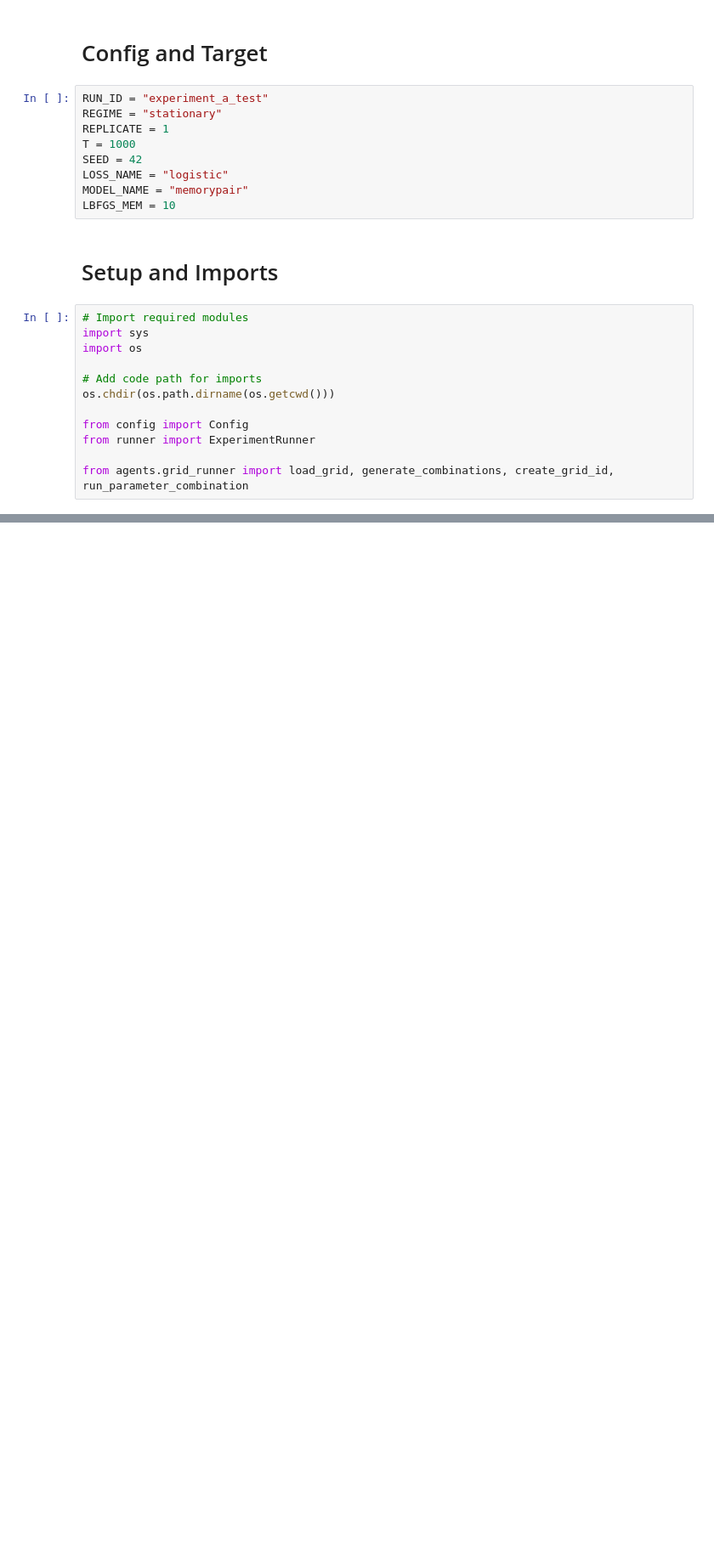
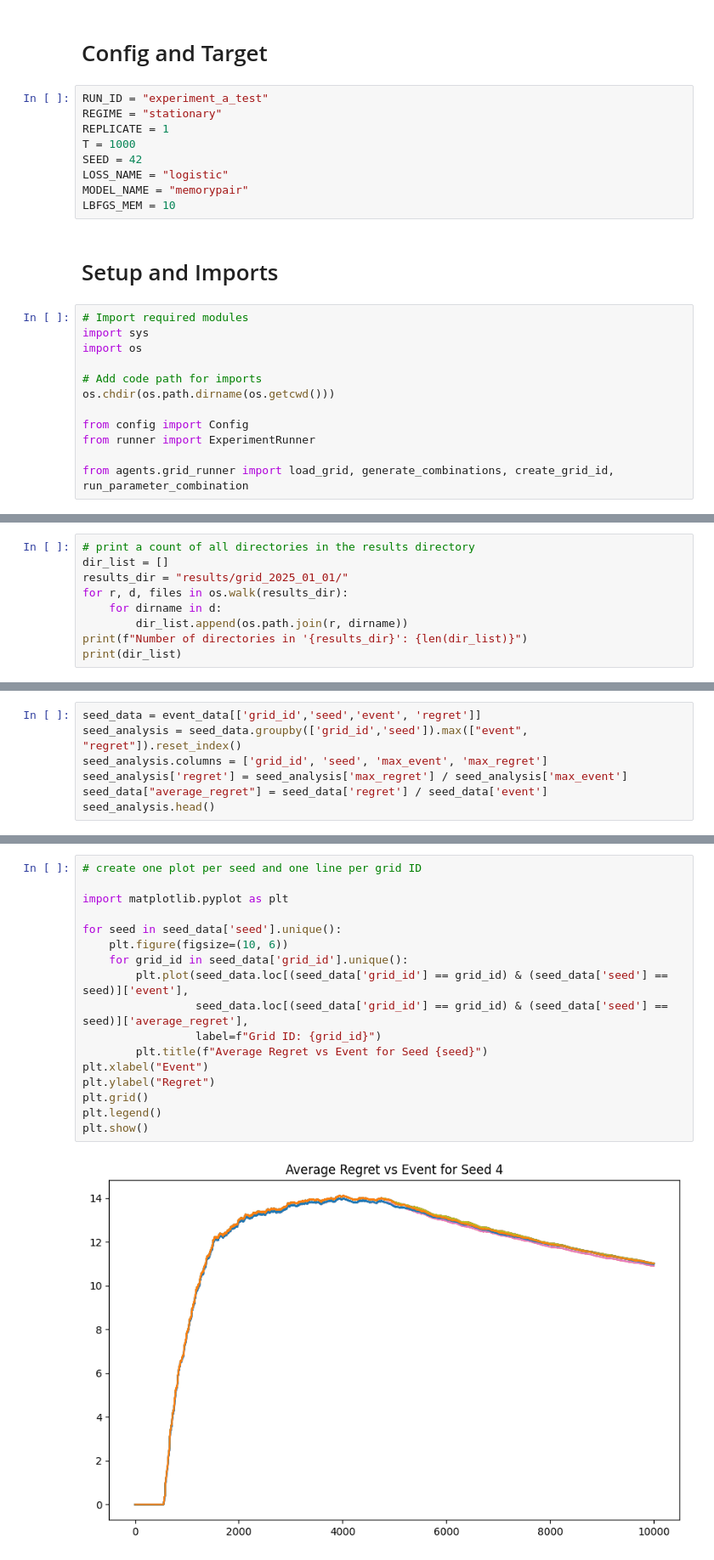
Before and after one commit to kennonstewart/unlearning-research-meta, a Jupyter notebook: experiments/deletion_capacity/notebooks/experiment_a.ipynb, the cells around one changed output, grey strips where cells are left out. Shown at 85% size. Saved outputs shown, nothing was run; the diff lists cells and outputs as text; blank space fills up the shorter version.

Commit message:
results

```diff
--- a/experiments/deletion_capacity/notebooks/experiment_a.ipynb
+++ b/experiments/deletion_capacity/notebooks/experiment_a.ipynb
@@ -131,0 +121,9 @@ Done. CSVs: 50
+# %%
+# print a count of all directories in the results directory
+dir_list = []
+results_dir = "results/grid_2025_01_01/"
+for r, d, files in os.walk(results_dir):
+    for dirname in d:
+        dir_list.append(os.path.join(r, dirname))
+print(f"Number of directories in '{results_dir}': {len(dir_list)}")
+print(dir_list)
@@ -131,0 +180,7 @@ Done. CSVs: 50
+# %%
+seed_data = event_data[['grid_id','seed','event', 'regret']]
+seed_analysis = seed_data.groupby(['grid_id','seed']).max(["event", "regret"]).reset_index()
+seed_analysis.columns = ['grid_id', 'seed', 'max_event', 'max_regret']
+seed_analysis['regret'] = seed_analysis['max_regret'] / seed_analysis['max_event']
+seed_data["average_regret"] = seed_data['regret'] / seed_data['event']
+seed_analysis.head()
@@ -131,0 +204,19 @@ Done. CSVs: 50
+# %%
+# create one plot per seed and one line per grid ID
+
+import matplotlib.pyplot as plt
+
+for seed in seed_data['seed'].unique():
+    plt.figure(figsize=(10, 6))
+    for grid_id in seed_data['grid_id'].unique():
+        plt.plot(seed_data.loc[(seed_data['grid_id'] == grid_id) & (seed_data['seed'] == seed)]['event'],
+                 seed_data.loc[(seed_data['grid_id'] == grid_id) & (seed_data['seed'] == seed)]['average_regret'],
+                 label=f"Grid ID: {grid_id}")
+        plt.title(f"Average Regret vs Event for Seed {seed}")
+plt.xlabel("Event")
+plt.ylabel("Regret")
+plt.grid()
+plt.legend()
+plt.show()
+# %% [output]
+[figure, added]
```
Also changed, not shown: parts of 11 cells of this notebook.
